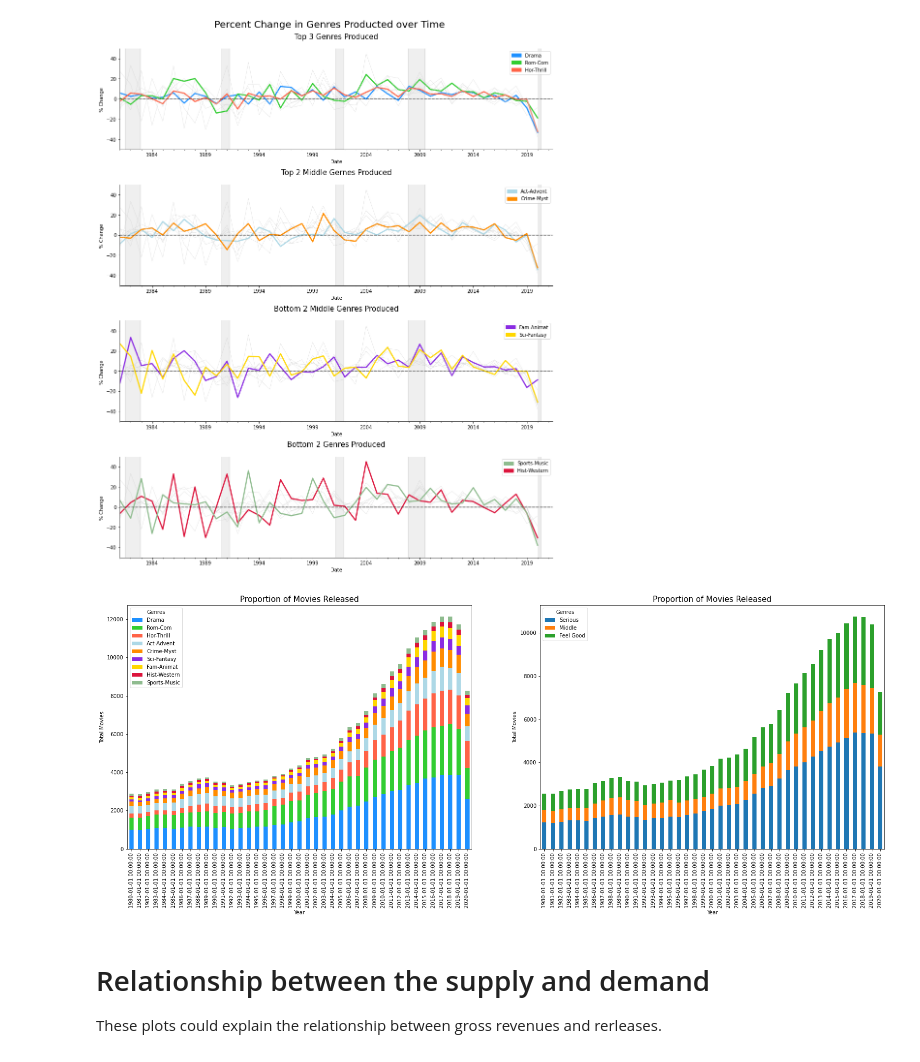
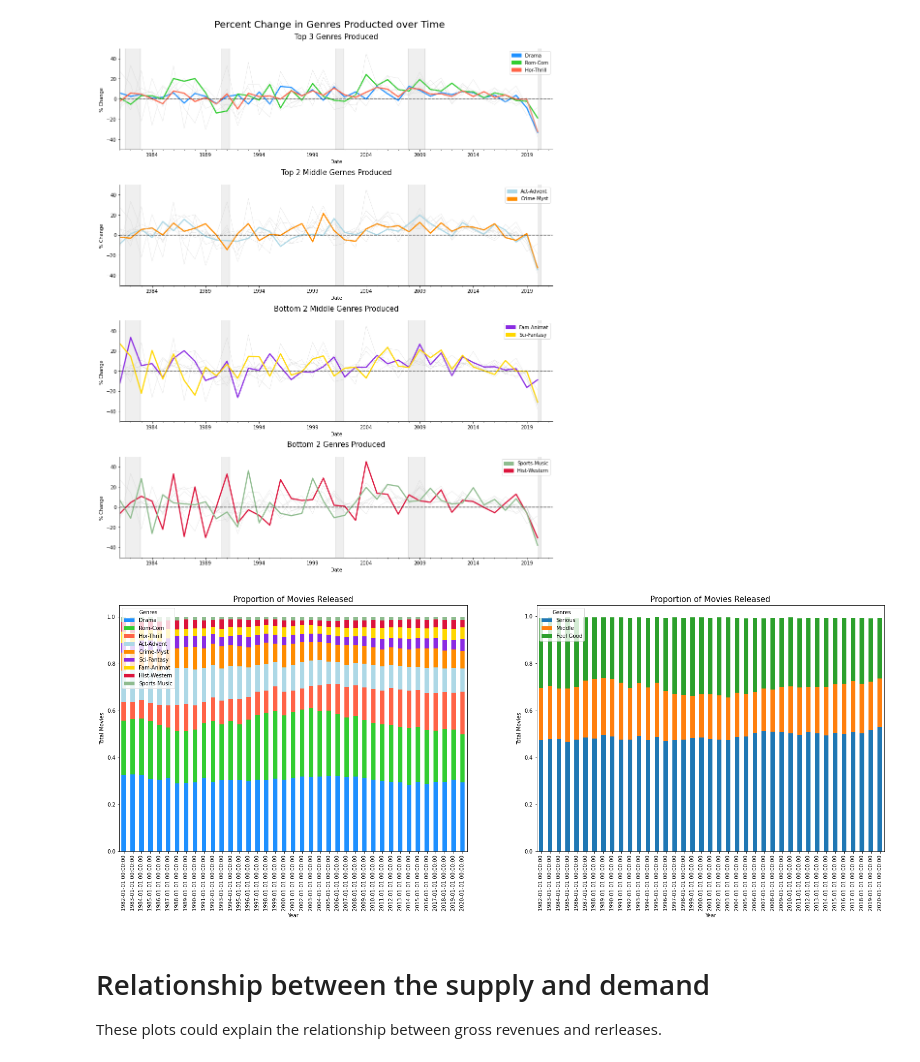
Before and after one commit to FabrizioCabreraC/Hollywood-as-recession-proof, a Jupyter notebook: Hollywood_Project.ipynb, the cells around one changed output. Drawn from its saved outputs; the diff is of its cells as text; code cells hidden in the pictures.

```diff
--- a/Hollywood_Project.ipynb
+++ b/Hollywood_Project.ipynb
@@ -397,7 +389,6 @@ genre_list = [
     "Fantasy",
     "Family",
     "Musical",
-    "Music",
     "Mystery",
     "Sci-Fi",
     "Sport"
@@ -431,7 +422,7 @@ genres["Hor-Thrill"] = genres["Horror"] + genres["Thriller"]
 genres["Fam-Animat"] = genres["Family"] + genres["Animation"]
 genres["Crime-Myst"] = genres["Crime"] + genres["Mystery"]
 genres["Hist-Western"] = genres["History"] + genres["Western"] + genres["War"] + genres["Biography"]
-genres["Sports-Music"] = genres["Sport"] + genres["Musical"] + genres["Music"]
+genres["Sports-Music"] = genres["Sport"] + genres["Musical"]
 
 genres["Serious"]= (
     genres["Horror"] +
@@ -457,7 +448,6 @@ genres["Feel Good"]= (
     genres["Comedy"] +
     genres["Romance"] +
     genres["Musical"] +
-    genres["Music"] +
     genres["Animation"]
 )
 
@@ -466,5 +456,6 @@ comb_cats_c = ["dodgerblue", "limegreen", "tomato", "lightblue", "darkorange", "
 three_cats = ["Serious", "Middle", "Feel Good"]
 three_cats_c = ["tab:blue", "tab:orange", "tab:green"]
 
+genres_share = genres.copy()
 genres.shape
 # %% [output]
@@ -501,0 +531,14 @@ genres_pct.head()
+# %%
+
+for g in genre_list:
+    genres_share[g] = genres_share[g] / genres_share["Total_Genres"]
+
+for g in three_cats:
+    genres_share[g] = genres_share[g] / genres_share["Total_Genres"]
+
+comb_cated = ["Rom-Com", "Hor-Thrill", "Act-Advent", "Crime-Myst", "Sci-Fantasy", "Fam-Animat", "Hist-Western", "Sports-Music"]
+
+for g in comb_cated:
+    genres_share[g] = genres_share[g] / genres_share["Total_Genres"]
+
+genres_share.head()
@@ -901,22 +953,22 @@ for i in range(0,4):
 # %%
 
 fig, ax = plt.subplots(1,2, figsize=(26,8))
 
-genres[comb_cats].plot.bar(stacked=True, ax=ax[0], color = comb_cats_c)
+genres_share[comb_cats].plot.bar(stacked=True, ax=ax[0], color = comb_cats_c)
 ax[0].legend(title='Genres', loc='upper left')
 ax[0].set_title("Proportion of Movies Released", fontsize=15)
 ax[0].set_ylabel("Total Movies")
 ax[0].set_xlabel("Year")
 
-genres[three_cats].plot.bar(stacked=True, ax=ax[1], color=three_cats_c)
+genres_share[three_cats].plot.bar(stacked=True, ax=ax[1], color=three_cats_c)
 ax[1].legend(title='Genres', loc='upper left')
 ax[1].set_title("Proportion of Movies Released", fontsize=15)
 ax[1].set_ylabel("Total Movies")
 ax[1].set_xlabel("Year")
 
 plt.subplots_adjust(left=None, bottom=None, right=None, top=.935, wspace=None, hspace=None)
 # %% [output]
-[figure, old version]
+[figure, new version]
 # %% [markdown]
 # Relationship between the supply and demand
 
```
Also changed, not shown: parts of 10 cells of this notebook.
